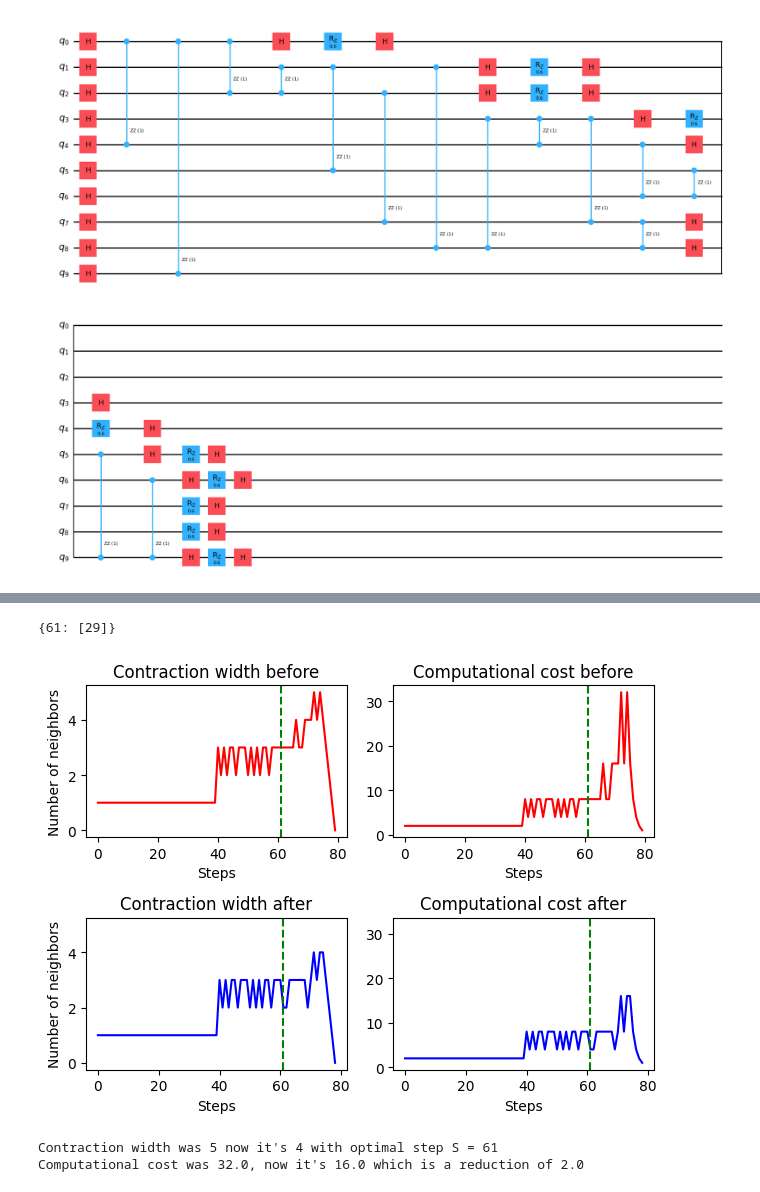
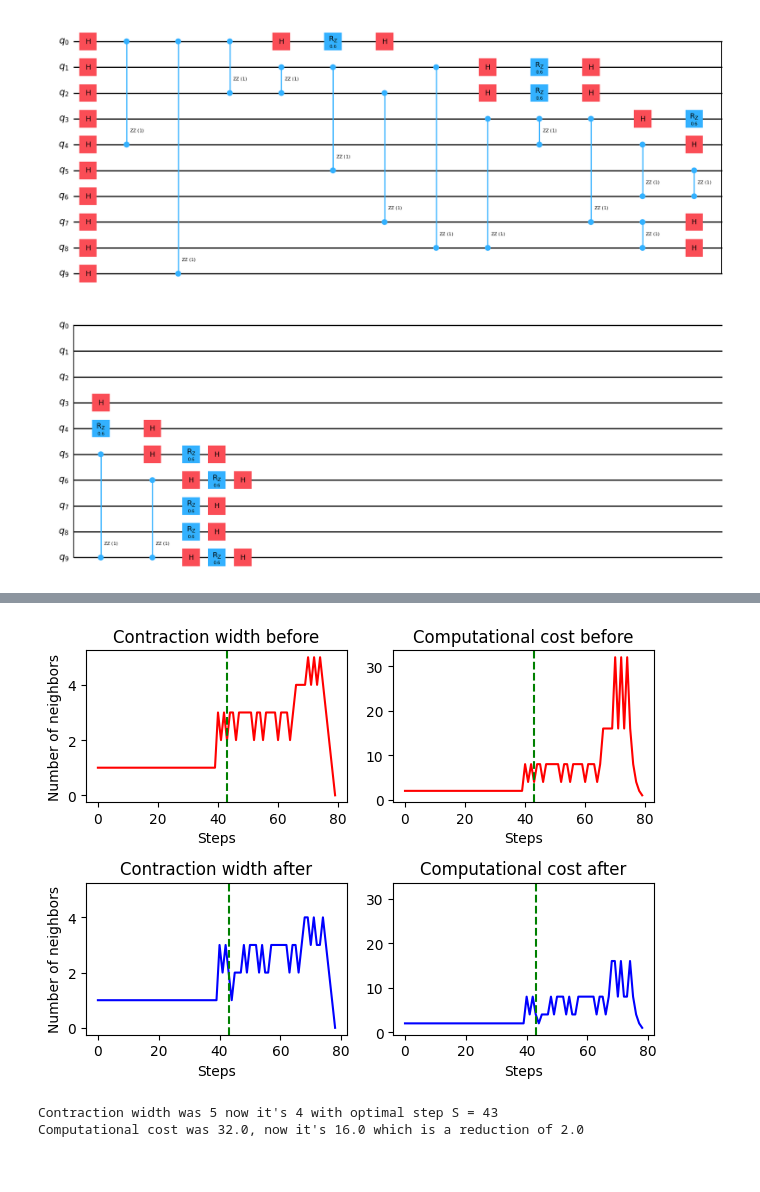
Before and after one commit to richardm1234/stepDependentSlicing_AQC, a Jupyter notebook: demo.ipynb, the cells around one changed output, grey strips where cells are left out. Saved outputs shown, nothing was run; the diff lists cells and outputs as text; code cells hidden in the pictures.

```diff
--- a/demo.ipynb
+++ b/demo.ipynb
@@ -42,18 +37,12 @@ Number of edges: 130
 # %%
-order, widths, c_width = rgreedy(LG, 0.02, 200)
-newOrder, newWidths, newCWidth, optimalS, toSlice = findOptimalS(LG, widths, order)
-schedule = stepDependentSlicing(LG, order, widths)
+order, widths, width = rgreedy(LG, 0.02, 200)
+schedule, newWidths, newWidth = stepDependentSlicing(LG, order, widths)
+plotComparison(widths, newWidths, schedule)
+# %% [output]
+[figure, added]
-# %%
-schedule
-# %% [output]
-{61: [29]}
-# %%
-plotComparison(widths, newWidths, schedule)
-# %% [output]
-[figure, removed]
 # %%
-print(f"Contraction width was {c_width} now it's {newCWidth} with optimal step S = {optimalS}")
-print(f"Computational cost was {math.exp2(c_width)}, now it's {math.exp2(newCWidth)} which is a reduction of {math.exp2(c_width)/math.exp2(newCWidth)}")
+print(f"Contraction width was {width} now it's {newWidth} with optimal step S = {list(schedule.keys())[0]}")
+print(f"Computational cost was {math.exp2(width)}, now it's {math.exp2(newWidth)} which is a reduction of {math.exp2(c_width)/math.exp2(newWidth)}")
 # %% [output]
-Contraction width was 5 now it's 4 with optimal step S = 61
+Contraction width was 5 now it's 4 with optimal step S = 43
 Computational cost was 32.0, now it's 16.0 which is a reduction of 2.0
```
Also changed, not shown: parts of 3 cells of this notebook.
